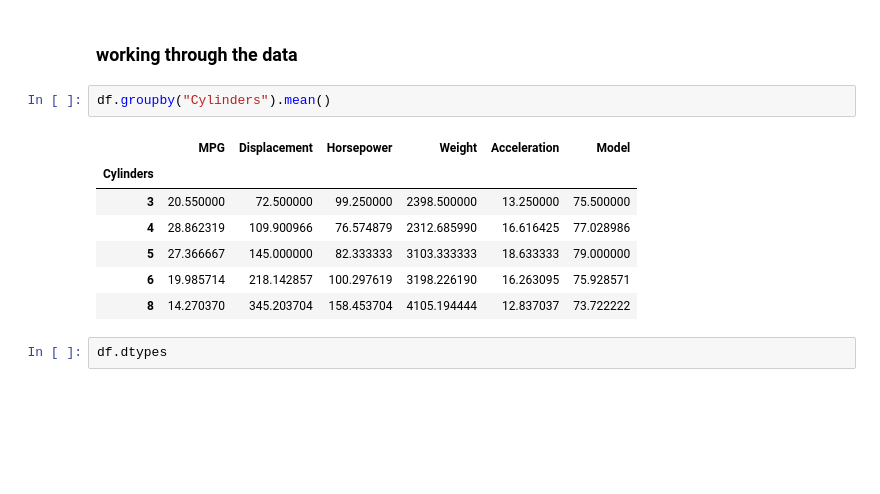
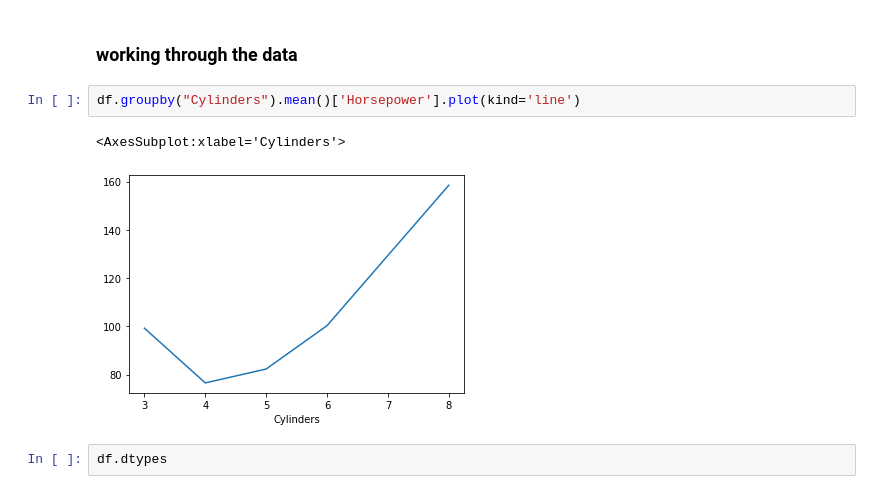
Before and after one commit to poxford3/jupyter, a Jupyter notebook: working_file.ipynb, the cells around one changed output. Drawn from its saved outputs; the diff is of its cells as text; blank space fills up the shorter version.

```diff
--- a/working_file.ipynb
+++ b/working_file.ipynb
@@ -23,15 +23,10 @@ df.head()
 # %% [markdown]
 ### working through the data
 # %%
-df.groupby("Cylinders").mean()
+df.groupby("Cylinders").mean()['Horsepower'].plot(kind='line')
 # %% [output]
-|  | MPG | Displacement | Horsepower | Weight | Acceleration | Model |
-| Cylinders |  |  |  |  |  |  |
-| 3 | 20.550000 | 72.500000 | 99.250000 | 2398.500000 | 13.250000 | 75.500000 |
-| 4 | 28.862319 | 109.900966 | 76.574879 | 2312.685990 | 16.616425 | 77.028986 |
-| 5 | 27.366667 | 145.000000 | 82.333333 | 3103.333333 | 18.633333 | 79.000000 |
-| 6 | 19.985714 | 218.142857 | 100.297619 | 3198.226190 | 16.263095 | 75.928571 |
-| 8 | 14.270370 | 345.203704 | 158.453704 | 4105.194444 | 12.837037 | 73.722222 |
+<AxesSubplot:xlabel='Cylinders'>
+[figure, added]
 # %%
 df.dtypes
 # %% [output]
```
Also changed, not shown: parts of 2 cells of this notebook, 1 other file.
